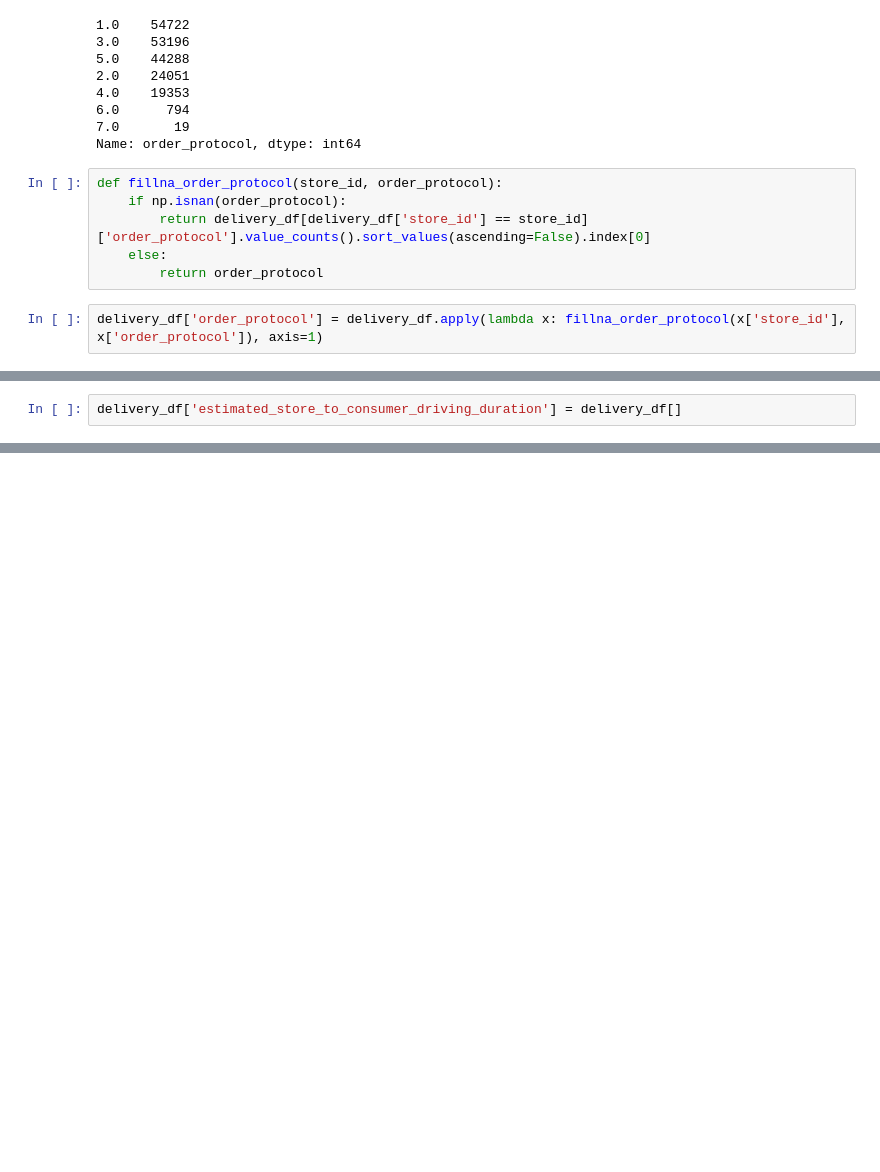
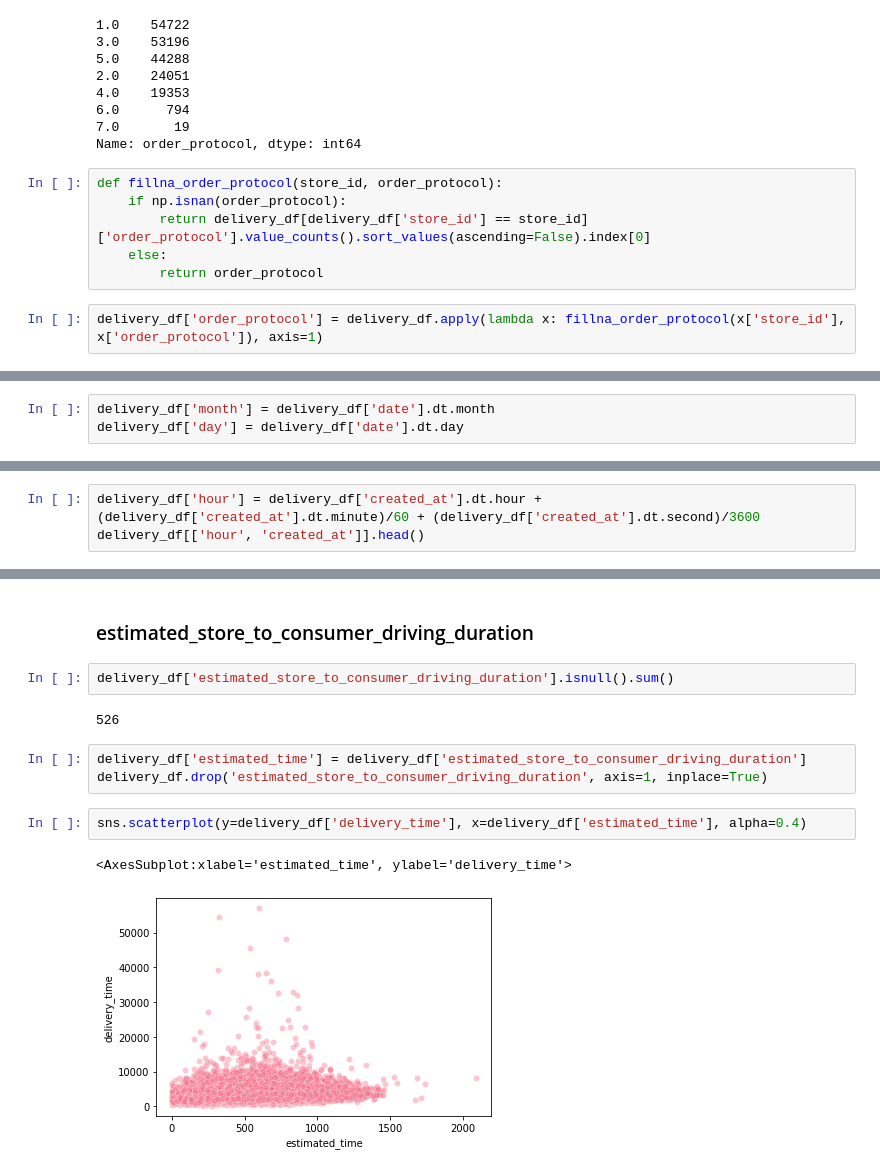
Before and after one commit to cyan9212/Kaggle, a Jupyter notebook: USA_delivery_time_prediction/delivery_time_prediction.ipynb, the cells around one changed output, grey strips where cells are left out. Saved outputs shown, nothing was run; the diff lists cells and outputs as text; blank space fills up the shorter version.

```diff
--- a/USA_delivery_time_prediction/delivery_time_prediction.ipynb
+++ b/USA_delivery_time_prediction/delivery_time_prediction.ipynb
@@ -522,2 +304,0 @@ mean delivery_time: 2861.59
-# %%
-delivery_df['estimated_store_to_consumer_driving_duration'] = delivery_df[]
@@ -571,0 +477,3 @@ delivery_df.drop()
+# %%
+delivery_df['month'] = delivery_df['date'].dt.month
+delivery_df['day'] = delivery_df['date'].dt.day
@@ -571,0 +482,3 @@ delivery_df.drop()
+# %%
+delivery_df['hour'] = delivery_df['created_at'].dt.hour + (delivery_df['created_at'].dt.minute)/60 + (delivery_df['created_at'].dt.second)/3600
+delivery_df[['hour', 'created_at']].head()
@@ -571,0 +492,14 @@ delivery_df.drop()
+# %% [markdown]
+### estimated_store_to_consumer_driving_duration
+# %%
+delivery_df['estimated_store_to_consumer_driving_duration'].isnull().sum()
+# %% [output]
+526
+# %%
+delivery_df['estimated_time'] = delivery_df['estimated_store_to_consumer_driving_duration']
+delivery_df.drop('estimated_store_to_consumer_driving_duration', axis=1, inplace=True)
+# %%
+sns.scatterplot(y=delivery_df['delivery_time'], x=delivery_df['estimated_time'], alpha=0.4)
+# %% [output]
+<AxesSubplot:xlabel='estimated_time', ylabel='delivery_time'>
+[figure, added]
```
Also changed, not shown: parts of 143 cells of this notebook.
